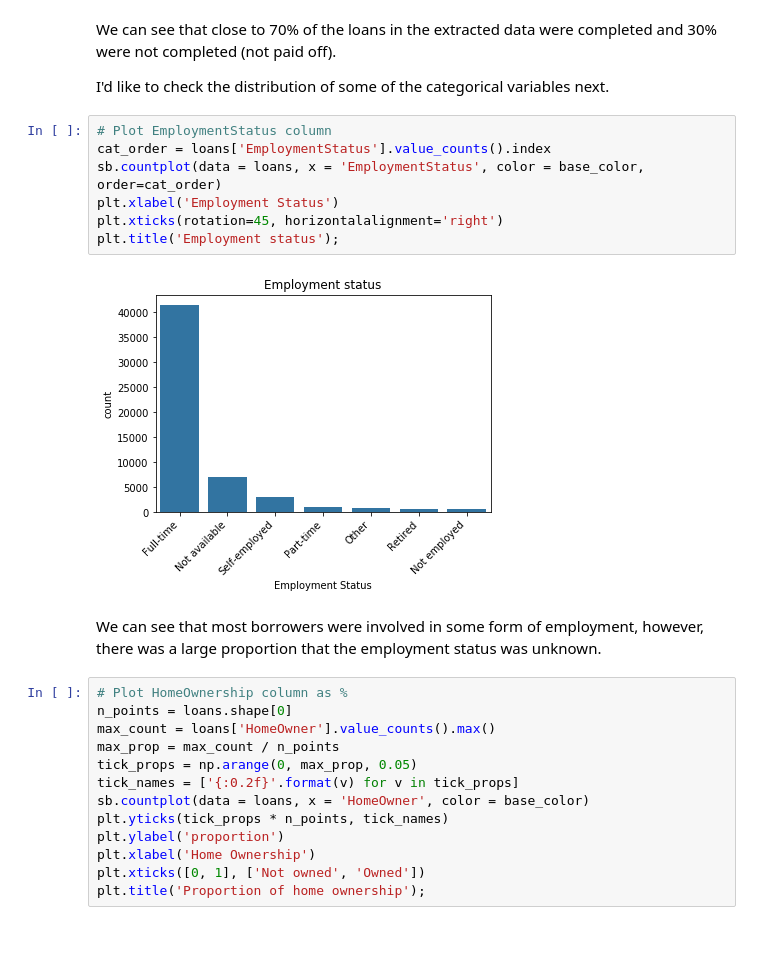
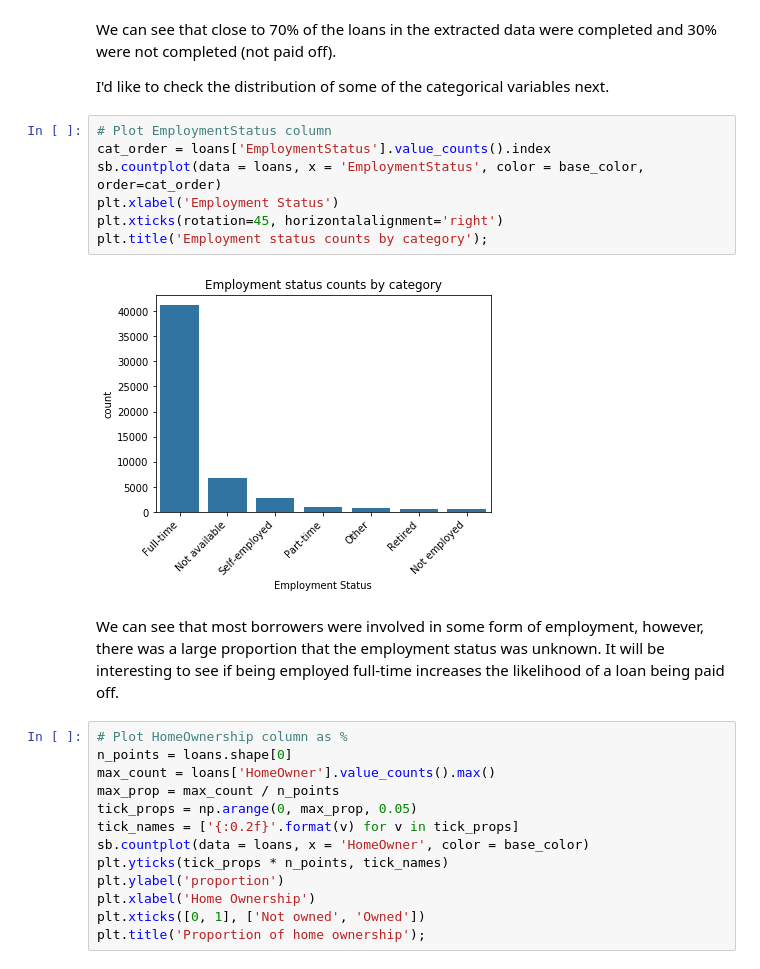
Before and after one commit to Jeffro80/DAND_Communicate_Findings, a Jupyter notebook: exploration-WORKING.ipynb, the cells around one changed output. Cells and saved outputs as stored; diff of their text form; blank space fills up the shorter version.

```diff
--- a/exploration-WORKING.ipynb
+++ b/exploration-WORKING.ipynb
@@ -376,14 +359,14 @@ I'd like to check the distribution of some of the categorical variables next.
 # %%
 # Plot EmploymentStatus column
 cat_order = loans['EmploymentStatus'].value_counts().index
 sb.countplot(data = loans, x = 'EmploymentStatus', color = base_color, order=cat_order)
 plt.xlabel('Employment Status')
 plt.xticks(rotation=45, horizontalalignment='right')
-plt.title('Employment status');
+plt.title('Employment status counts by category');
 # %% [output]
-[figure, old version]
+[figure, new version]
 # %% [markdown]
-We can see that most borrowers were involved in some form of employment, however, there was a large proportion that the employment status was unknown.
+We can see that most borrowers were involved in some form of employment, however, there was a large proportion that the employment status was unknown. It will be interesting to see if being employed full-time increases the likelihood of a loan being paid off.
 # %%
 # Plot HomeOwnership column as %
 n_points = loans.shape[0]
```
Also changed, not shown: parts of 9 cells of this notebook.
